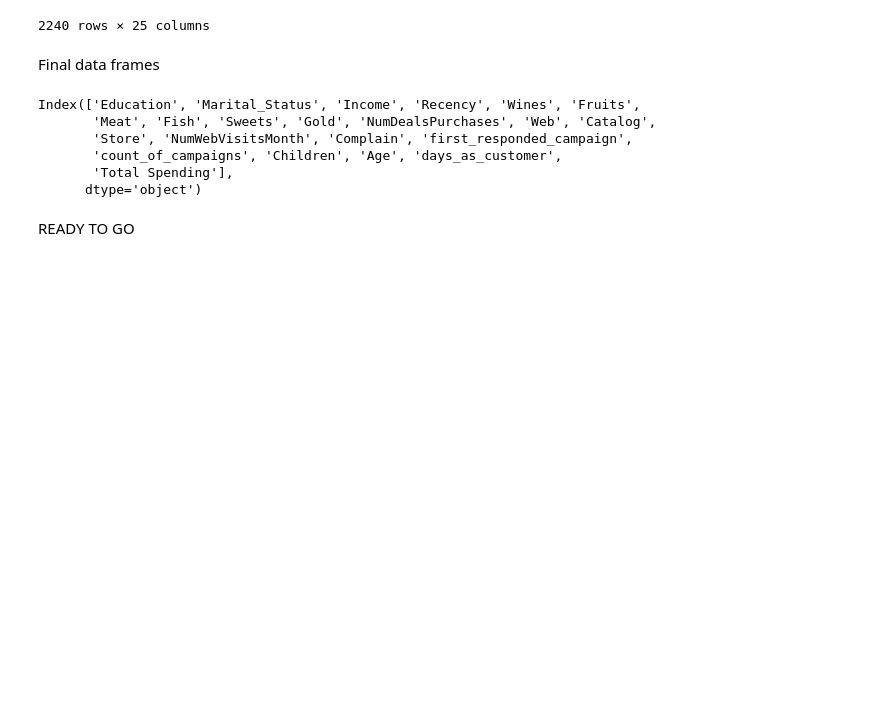
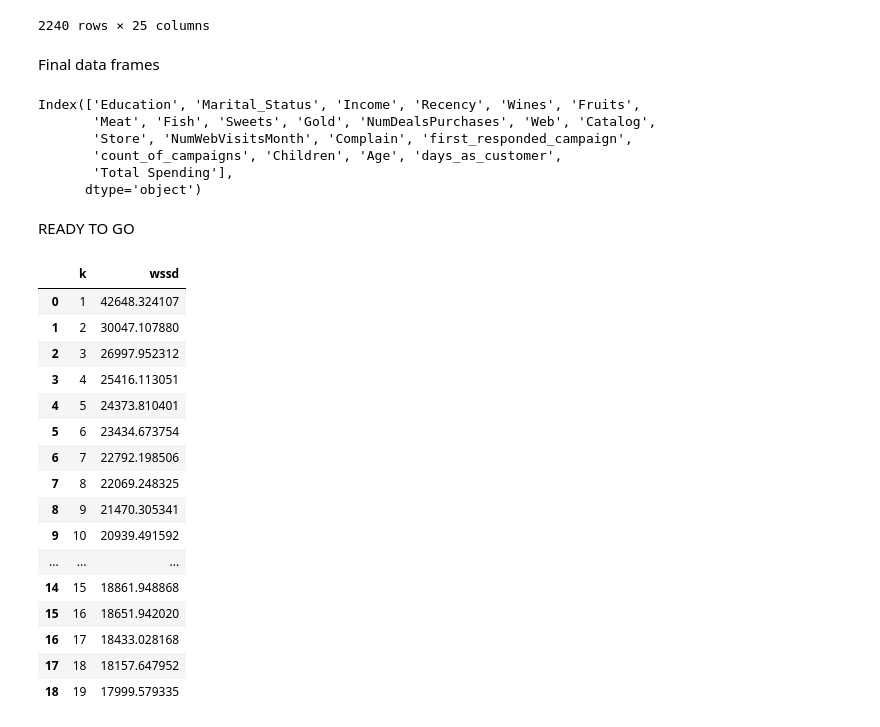
Before and after one commit to Empress-star/DSI-Team-Project, a Jupyter notebook: Data Cleaning and Exploration/ready for clustering.ipynb, the cells around one changed output. Drawn from its saved outputs; the diff is of its cells as text; code cells hidden in the pictures; blank space fills up the shorter version.

```diff
--- a/Data Cleaning and Exploration/ready for clustering.ipynb
+++ b/Data Cleaning and Exploration/ready for clustering.ipynb
@@ -467,0 +483,20 @@ READY TO GO
+# %%
+df_clustering_ks
+# %% [output]
+|  | k | wssd |
+| 0 | 1 | 42648.324107 |
+| 1 | 2 | 30047.107880 |
+| 2 | 3 | 26997.952312 |
+| 3 | 4 | 25416.113051 |
+| 4 | 5 | 24373.810401 |
+| 5 | 6 | 23434.673754 |
+| 6 | 7 | 22792.198506 |
+| 7 | 8 | 22069.248325 |
+| 8 | 9 | 21470.305341 |
+| 9 | 10 | 20939.491592 |
+| ... | ... | ... |
+| 14 | 15 | 18861.948868 |
+| 15 | 16 | 18651.942020 |
+| 16 | 17 | 18433.028168 |
+| 17 | 18 | 18157.647952 |
+| 18 | 19 | 17999.579335 |
```
Also changed, not shown: parts of 4 cells of this notebook.
